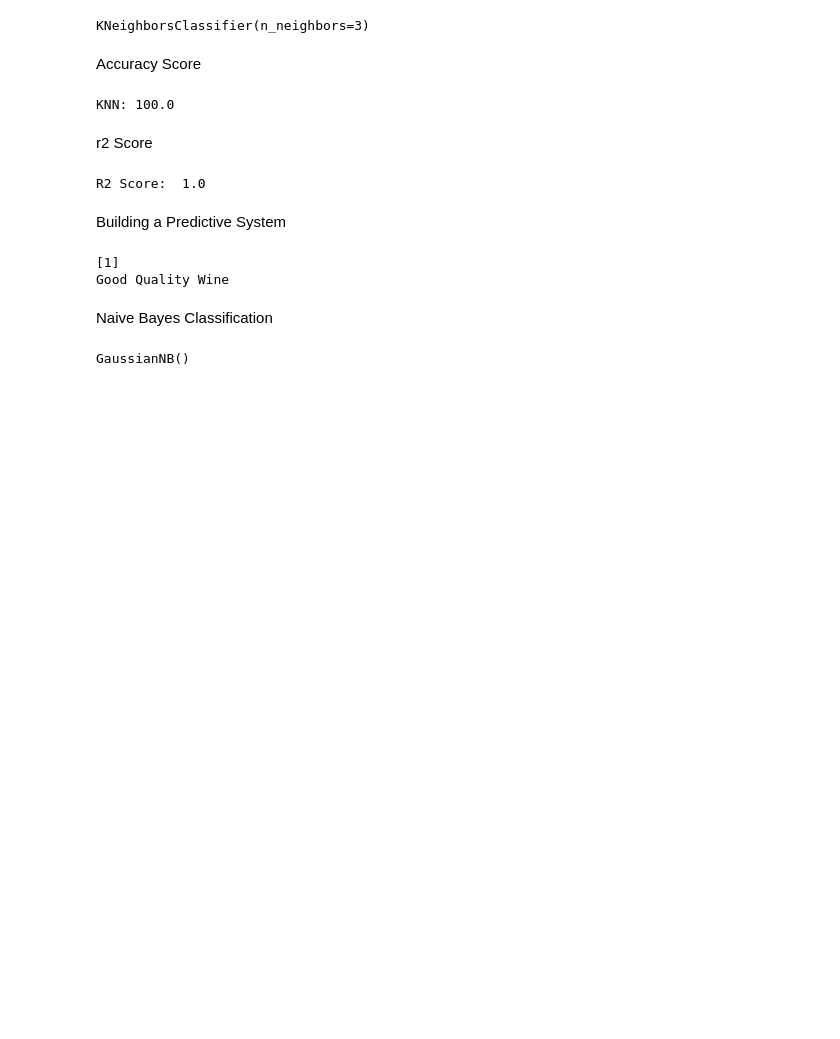
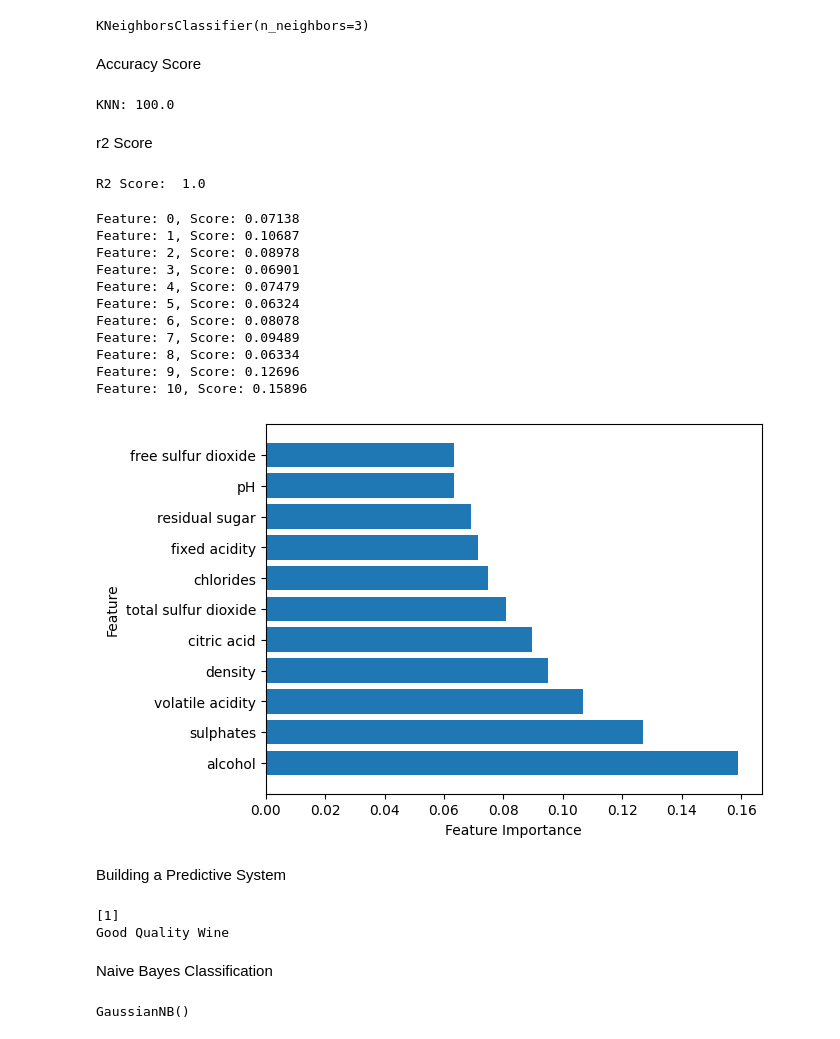
Before and after one commit to SoumyaRanjan-1702/AIDS-Mini-Project-Wine-Quality-Prediction, a Jupyter notebook: wine_quality_prediction.ipynb, the cells around one changed output. Cells and saved outputs as stored; diff of their text form; code cells hidden in the pictures; blank space fills up the shorter version.

```diff
--- a/wine_quality_prediction.ipynb
+++ b/wine_quality_prediction.ipynb
@@ -507,6 +581,33 @@ r2 = r2_score(Y_test, X_test_prediction)
 print("R2 Score: ", r2)
 # %% [output]
 R2 Score:  1.0
+# %%
+
+importance = model.feature_importances_
+for i,v in enumerate(importance):
+    print('Feature: %0d, Score: %.5f' % (i,v))
+
+# create horizontal bar chart
+wine_feature_names = X.columns
+plt.barh(range(X_train.shape[1]), feature_importances[indices], align='center')
+plt.yticks(range(X_train.shape[1]), wine_feature_names[indices])
+plt.xlabel("Feature Importance")
+plt.ylabel("Feature")
+plt.ylim([-1, X_train.shape[1]])
+plt.show()
+# %% [output]
+Feature: 0, Score: 0.07138
+Feature: 1, Score: 0.10687
+Feature: 2, Score: 0.08978
+Feature: 3, Score: 0.06901
+Feature: 4, Score: 0.07479
+Feature: 5, Score: 0.06324
+Feature: 6, Score: 0.08078
+Feature: 7, Score: 0.09489
+Feature: 8, Score: 0.06334
+Feature: 9, Score: 0.12696
+Feature: 10, Score: 0.15896
+[figure, added]
 # %% [markdown]
 Building a Predictive System
 # %%
```
Also changed, not shown: parts of 14 cells of this notebook, 1 other file.
